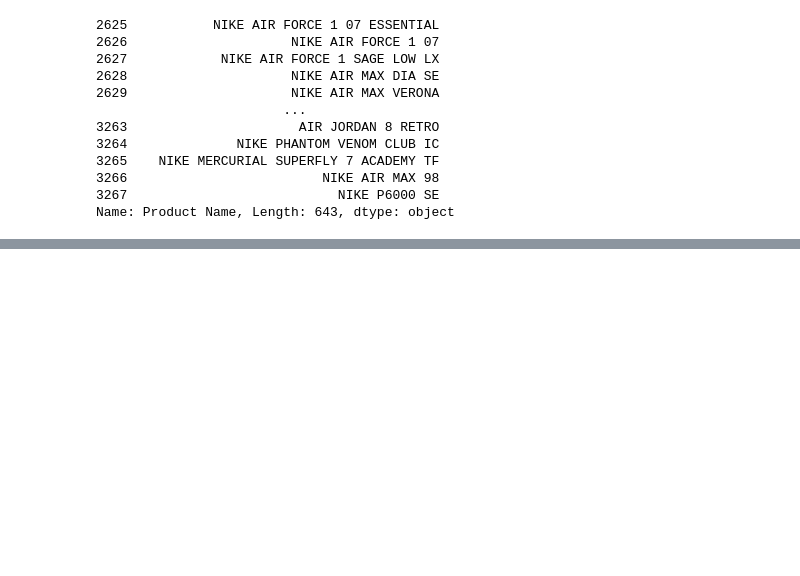
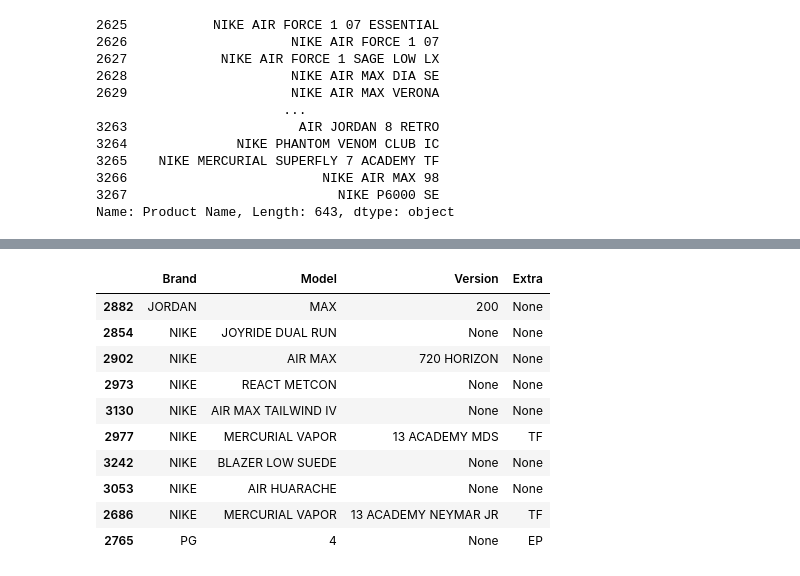
Before and after one commit to MaurilioGauss/AdidasVSNike_kaggle, a Jupyter notebook: CC_adidas_nike.ipynb, the cells around one changed output, grey strips where cells are left out. Drawn from its saved outputs; the diff is of its cells as text; code cells hidden in the pictures; blank space fills up the shorter version.

Commit message:
identificação de padrão nome Nike

```diff
--- a/CC_adidas_nike.ipynb
+++ b/CC_adidas_nike.ipynb
@@ -394,3 +451,8 @@ dados[dados['Brand']=='Nike']['Product Name']
 3266                         NIKE AIR MAX 98
 3267                           NIKE P6000 SE
 Name: Product Name, Length: 643, dtype: object
+# %%
+lista4 = dados[dados['Brand']=='Nike']['Product Name']
+lista4 = lista4.sample(10)
+lista4 = pd.DataFrame(lista4)
+lista4
@@ -396,0 +471,16 @@ Name: Product Name, Length: 643, dtype: object
+# %%
+pattern4 = r'(?P<Brand>NIKE|JORDAN|PG)\s(?P<Model>[\w\s-]+?)(?:\s+(?P<Version>\d+.*?))?(?:\s+(?P<Extra>TF|EP|NEYMAR JR|MDS))?$'
+# %%
+lista4['Product Name'].apply(lambda x: pd.Series(re.match(pattern4, x).groupdict() if re.match(pattern4, x) else {}))
+# %% [output]
+|  | Brand | Model | Version | Extra |
+| 2882 | JORDAN | MAX | 200 | None |
+| 2854 | NIKE | JOYRIDE DUAL RUN | None | None |
+| 2902 | NIKE | AIR MAX | 720 HORIZON | None |
+| 2973 | NIKE | REACT METCON | None | None |
+| 3130 | NIKE | AIR MAX TAILWIND IV | None | None |
+| 2977 | NIKE | MERCURIAL VAPOR | 13 ACADEMY MDS | TF |
+| 3242 | NIKE | BLAZER LOW SUEDE | None | None |
+| 3053 | NIKE | AIR HUARACHE | None | None |
+| 2686 | NIKE | MERCURIAL VAPOR | 13 ACADEMY NEYMAR JR | TF |
+| 2765 | PG | 4 | None | EP |
```
Also changed, not shown: parts of 9 cells of this notebook.
